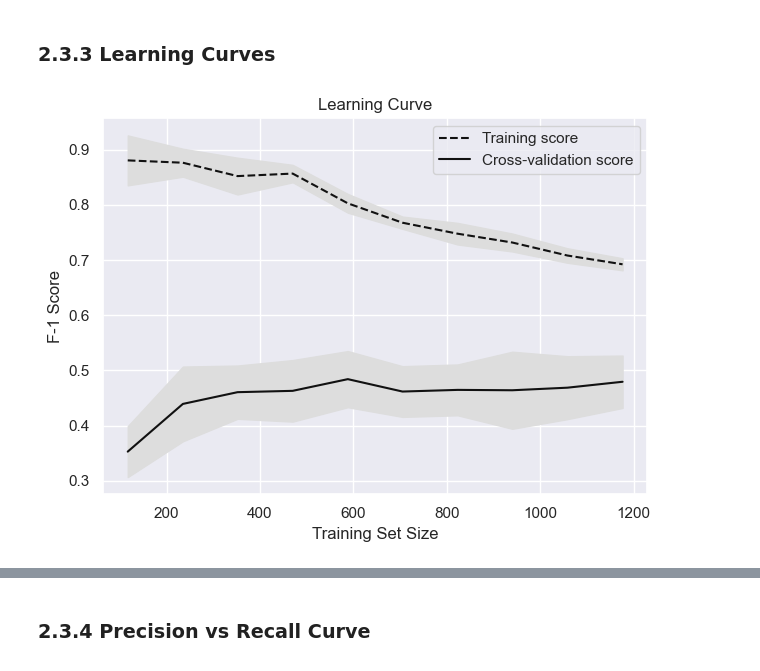
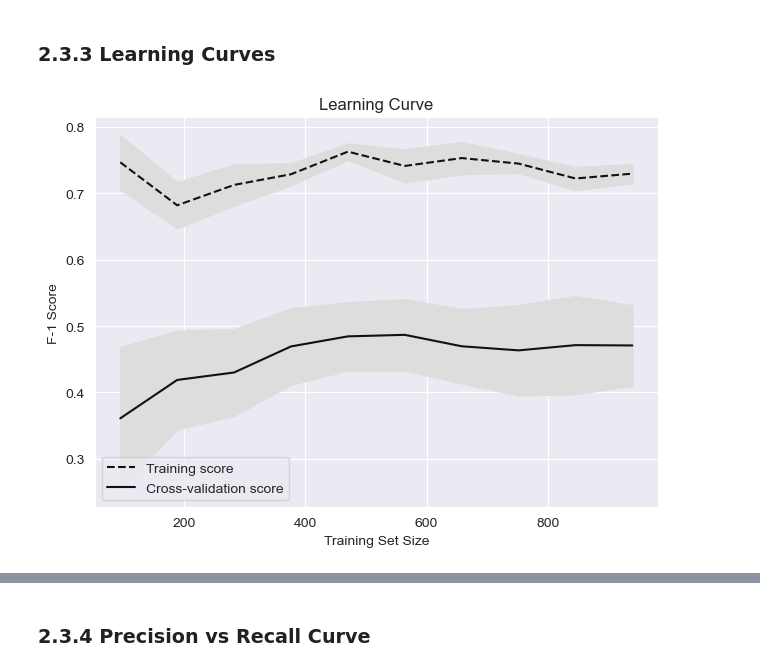
Before and after one commit to yzysnake/Data_Mining_Principles, a Jupyter notebook: Group Project/GroupProject.ipynb, the cells around one changed output, grey strips where cells are left out. Cells and saved outputs as stored; diff of their text form; code cells hidden in the pictures.

```diff
--- a/Group Project/GroupProject.ipynb
+++ b/Group Project/GroupProject.ipynb
@@ -718,8 +752,8 @@ Test Set f-1 Score: 0.6022
 ### 2.3.3 Learning Curves
 # %%
 # Initialize the model with best parameters
-best_rf_model = RandomForestClassifier(max_depth= 11, max_leaf_nodes = 20, min_samples_leaf= 7, min_samples_split= 20, class_weight= "balanced", n_estimators=500)
+best_rf_model = RandomForestClassifier(max_depth= 10, max_leaf_nodes = 38, min_samples_leaf= 8, min_samples_split= 42, class_weight= "balanced", n_estimators=500)
 # Function to plot learning curves
 plot_learning_curves(best_rf_model, X, y, kfold)
 # %% [output]
-[figure, old version]
+[figure, new version]
```
Also changed, not shown: parts of 38 cells of this notebook, 1 other file.
